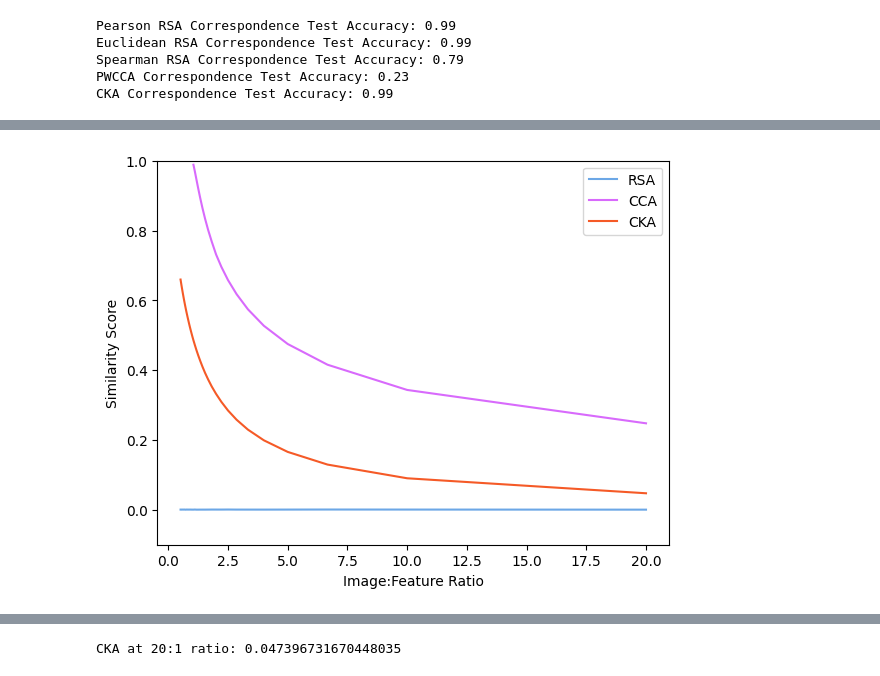
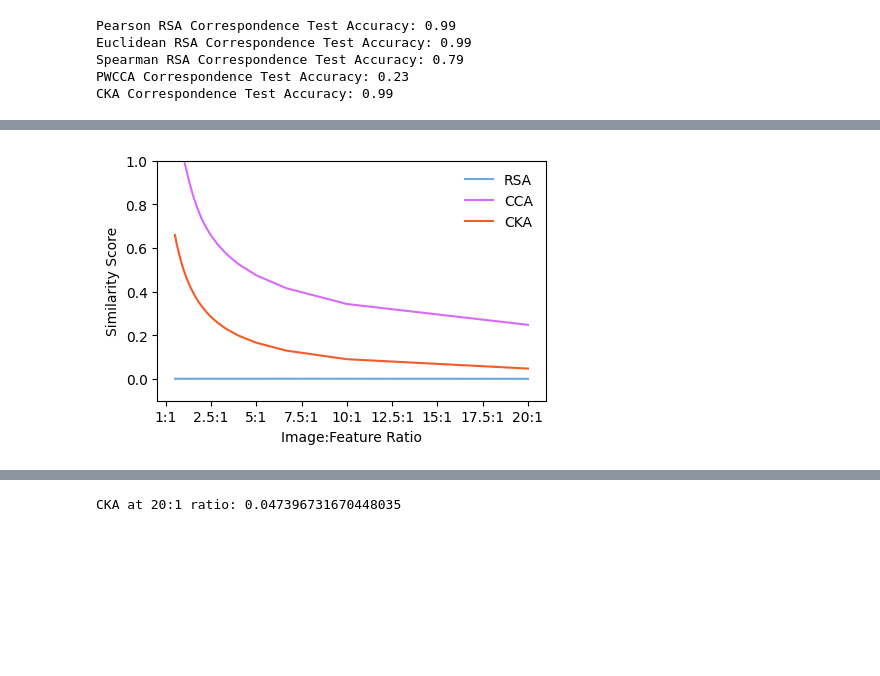
Before and after one commit to VandyCatLab/idvor, a Jupyter notebook: notebooks/Manuscript.ipynb, the cells around one changed output, grey strips where cells are left out. Saved outputs shown, nothing was run; the diff lists cells and outputs as text; code cells hidden in the pictures; blank space fills up the shorter version.

```diff
--- a/notebooks/Manuscript.ipynb
+++ b/notebooks/Manuscript.ipynb
@@ -190,21 +231,27 @@ for i, layer in enumerate(layers):
 
 speRsaConfusion /= 937
 # %%
-layers = np.unique(pwccaCorres['layer'])
 ccaConfusion = np.zeros((len(layers), len(layers)))
 for i, layer in enumerate(layers):
-    tmp = pwccaCorres['pwcca'].loc[pwccaCorres['layer'] == layer].value_counts()
+    tmp = pwccaCorres["pwcca"].loc[pwccaCorres["layer"] == layer].value_counts()
     for index in tmp.index:
+        # Continue if index is higher than shape
+        if index >= len(layers):
+            continue
+
         ccaConfusion[i, index] = tmp[index]
         ccaConfusion[index, i] = tmp[index]
 
 ccaConfusion /= 937
 # %%
-layers = np.unique(corres['layer'])
 ckaConfusion = np.zeros((len(layers), len(layers)))
 for i, layer in enumerate(layers):
-    tmp = corres['cka'].loc[corres['layer'] == layer].value_counts()
+    tmp = corres["cka"].loc[corres["layer"] == layer].value_counts()
     for index in tmp.index:
+        # Continue if index is higher than shape
+        if index >= len(layers):
+            continue
+
         ckaConfusion[i, index] = tmp[index]
         ckaConfusion[index, i] = tmp[index]
 
@@ -476,31 +591,55 @@ fig.show()
 # %%
-ratioPath = '../outputs/masterOutput/ratioSims.csv'
-pwccaPath = '../outputs/masterOutput/pwccaSizeRatio.csv'
+ratioPath = "../outputs/masterOutput/ratioSims.csv"
+pwccaPath = "../outputs/masterOutput/pwccaSizeRatio.csv"
 ratioSims = pd.read_csv(ratioPath)
 tmp = pd.read_csv(pwccaPath)
 tmp.index = ratioSims.index
-ratioSims['cca'] = tmp['pwcca']
+ratioSims["cca"] = tmp["pwcca"]
 ratioSims[rsaMetrics] = ratioSims[rsaMetrics] ** 2
-ratioSims['ratio'] = ratioSims['sample'] / ratioSims['features']
+ratioSims["ratio"] = ratioSims["sample"] / ratioSims["features"]
 
-ratios = ratioSims['ratio'].unique()
-ratioData = pd.DataFrame(columns=list(ratioSims.columns[0:3]) + ['ratio'], index=range(len(ratios)))
+ratios = ratioSims["ratio"].unique()
+ratioData = pd.DataFrame(
+    columns=list(ratioSims.columns[0:3]) + ["ratio"], index=range(len(ratios))
+)
 for i, ratio in enumerate(ratios):
-    ratioData.loc[i] = list(ratioSims.loc[ratioSims['ratio'] == ratio, ratioSims.columns[0:3]].mean('index')) + [ratio]
+    ratioData.loc[i] = list(
+        ratioSims.loc[ratioSims["ratio"] == ratio, ratioSims.columns[0:3]].mean("index")
+    ) + [ratio]
 
-ratioMeans = ratioSims.groupby(['ratio'])[funNames].agg(np.mean)
-ratioCI = ratioSims.groupby(['ratio'])[funNames].agg(lambda x: (np.mean(x) - np.std(x), np.mean(x) + np.std(x)))
+ratioMeans = ratioSims.groupby(["ratio"])[funNames].agg(np.mean)
+ratioCI = ratioSims.groupby(["ratio"])[funNames].agg(
+    lambda x: (np.mean(x) - pg.mad(x), np.mean(x) + pg.mad(x))
+)
 
-fig = plt.figure()
-ax = fig.add_axes([0.11, 0.11, .8, .8])
-ax.plot(ratioMeans['eucRsa'], label='RSA', color=eucRsaColor)
-ax.plot(ratioMeans['cca'], label='CCA', color=speRsaColor)
-ax.plot(ratioMeans['cka'], label='CKA', color=ckaColor)
-ax.set_xlabel('Image:Feature Ratio')
-ax.set_ylabel('Similarity Score')
-ax.legend()
+fig = plt.figure(figsize=(plotWidth, plotHeight))
+ax = fig.add_axes([0.15, 0.15, 0.8, 0.8])
+ax.plot(ratioMeans["eucRsa"], label="RSA", color=eucRsaColor)
+ax.plot(ratioMeans["cca"], label="CCA", color=speRsaColor)
+ax.plot(ratioMeans["cka"], label="CKA", color=ckaColor)
+ax.set_xlabel("Image:Feature Ratio")
+ax.set_ylabel("Similarity Score")
+ax.legend(frameon=False)
 
-ax.set_ylim(-.1, 1)
+# Get current tick labels
+xlabels = ax.get_xticklabels()
+# Add :1 to each label
+new_xlabels = [x.get_text() for x in xlabels]
+new_xlabels = [x.rstrip("0").rstrip(".") + ":1" for x in new_xlabels]
+
+# Change 0:1 to 1:1
+new_xlabels[1] = "1:1"
+
+# Set tick labels
+ax.set_xticklabels(new_xlabels)
+
+
+ax.set_ylim(-0.1, 1)
+# Tight layout
+fig.tight_layout()
+
 fig.show()
+
+fig.savefig("../outputs/masterOutput/manuscriptFigures/ratioSims.png")
 # %% [output]
-[figure, old version]
+[figure, new version]
```
Also changed, not shown: parts of 93 cells of this notebook.
